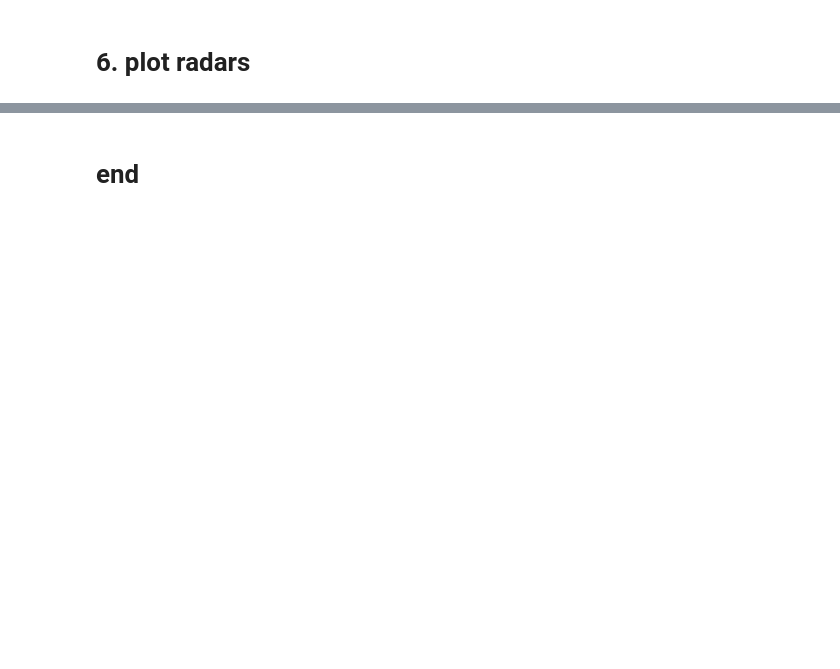
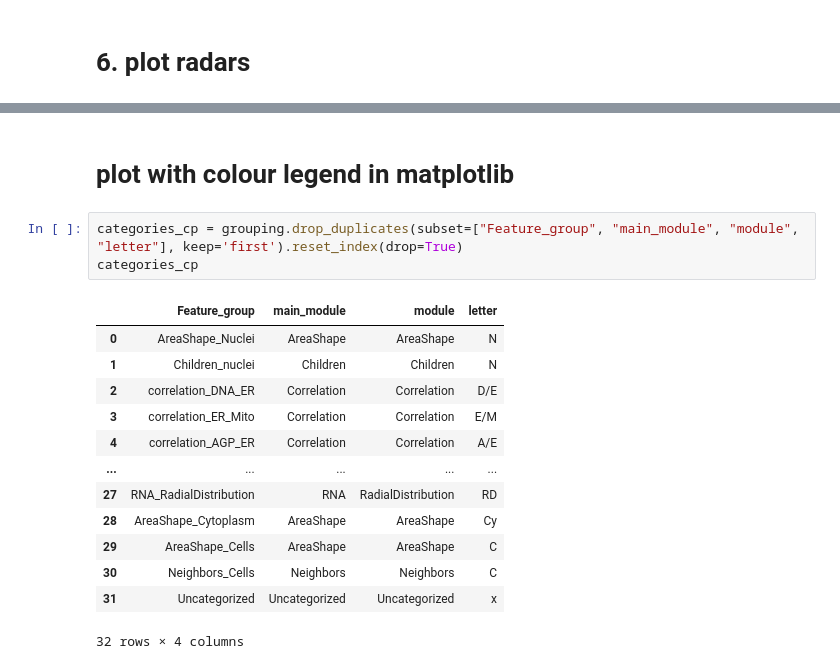
Before and after one commit to jonrie/radarplots, a Jupyter notebook: radarplots.ipynb, the cells around one changed output, grey strips where cells are left out. Drawn from its saved outputs; the diff is of its cells as text; blank space fills up the shorter version.

```diff
--- a/radarplots.ipynb
+++ b/radarplots.ipynb
@@ -259,2 +368,19 @@ for comp in selected_conditions:
-# %% [markdown]
-# end #
+# %% [markdown]
+# plot with colour legend in matplotlib
+# %%
+categories_cp = grouping.drop_duplicates(subset=["Feature_group", "main_module", "module", "letter"], keep='first').reset_index(drop=True)
+categories_cp
+# %% [output]
+|  | Feature_group | main_module | module | letter |
+| 0 | AreaShape_Nuclei | AreaShape | AreaShape | N |
+| 1 | Children_nuclei | Children | Children | N |
+| 2 | correlation_DNA_ER | Correlation | Correlation | D/E |
+| 3 | correlation_ER_Mito | Correlation | Correlation | E/M |
+| 4 | correlation_AGP_ER | Correlation | Correlation | A/E |
+| ... | ... | ... | ... | ... |
+| 27 | RNA_RadialDistribution | RNA | RadialDistribution | RD |
+| 28 | AreaShape_Cytoplasm | AreaShape | AreaShape | Cy |
+| 29 | AreaShape_Cells | AreaShape | AreaShape | C |
+| 30 | Neighbors_Cells | Neighbors | Neighbors | C |
+| 31 | Uncategorized | Uncategorized | Uncategorized | x |
+32 rows × 4 columns
```
Also changed, not shown: parts of 29 cells of this notebook.
